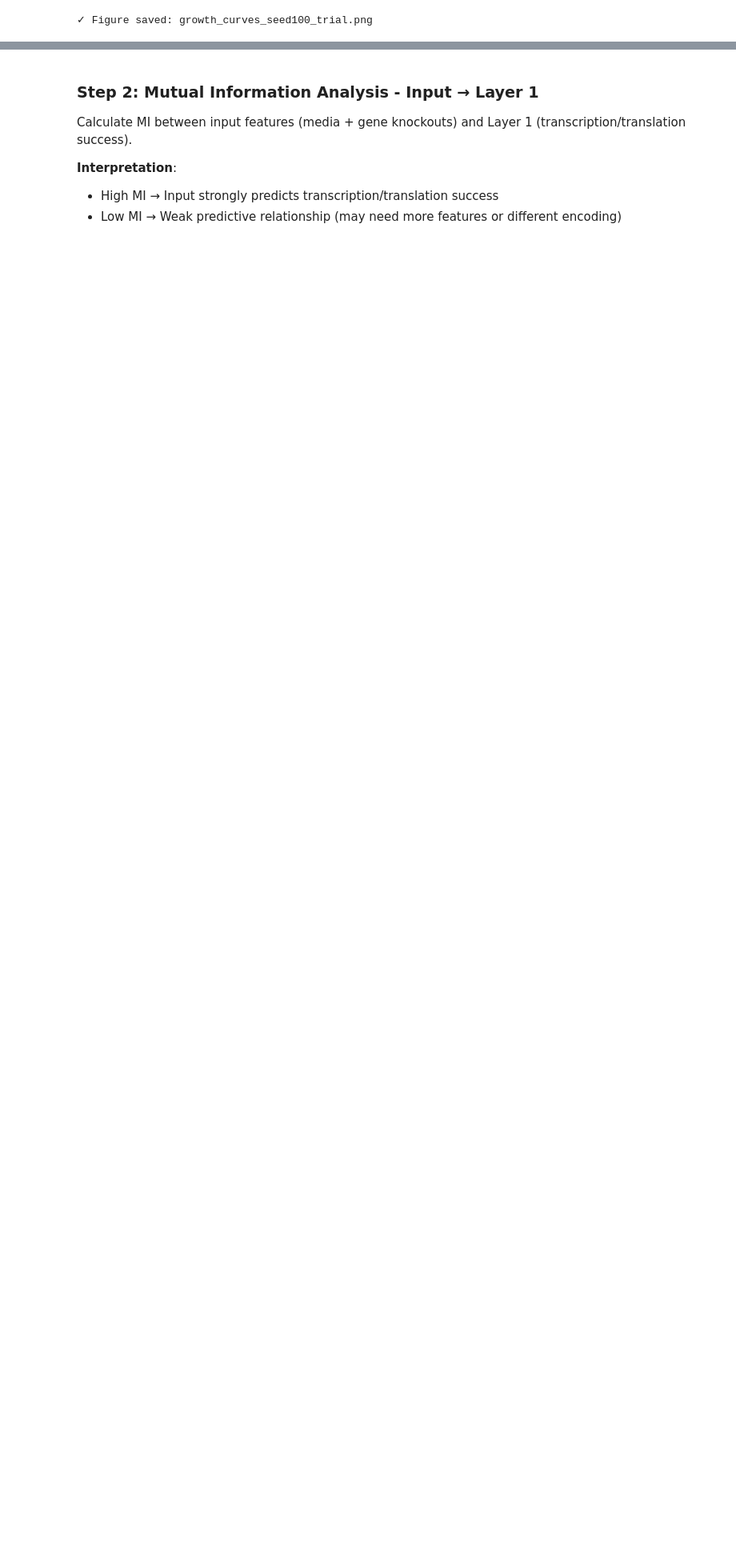
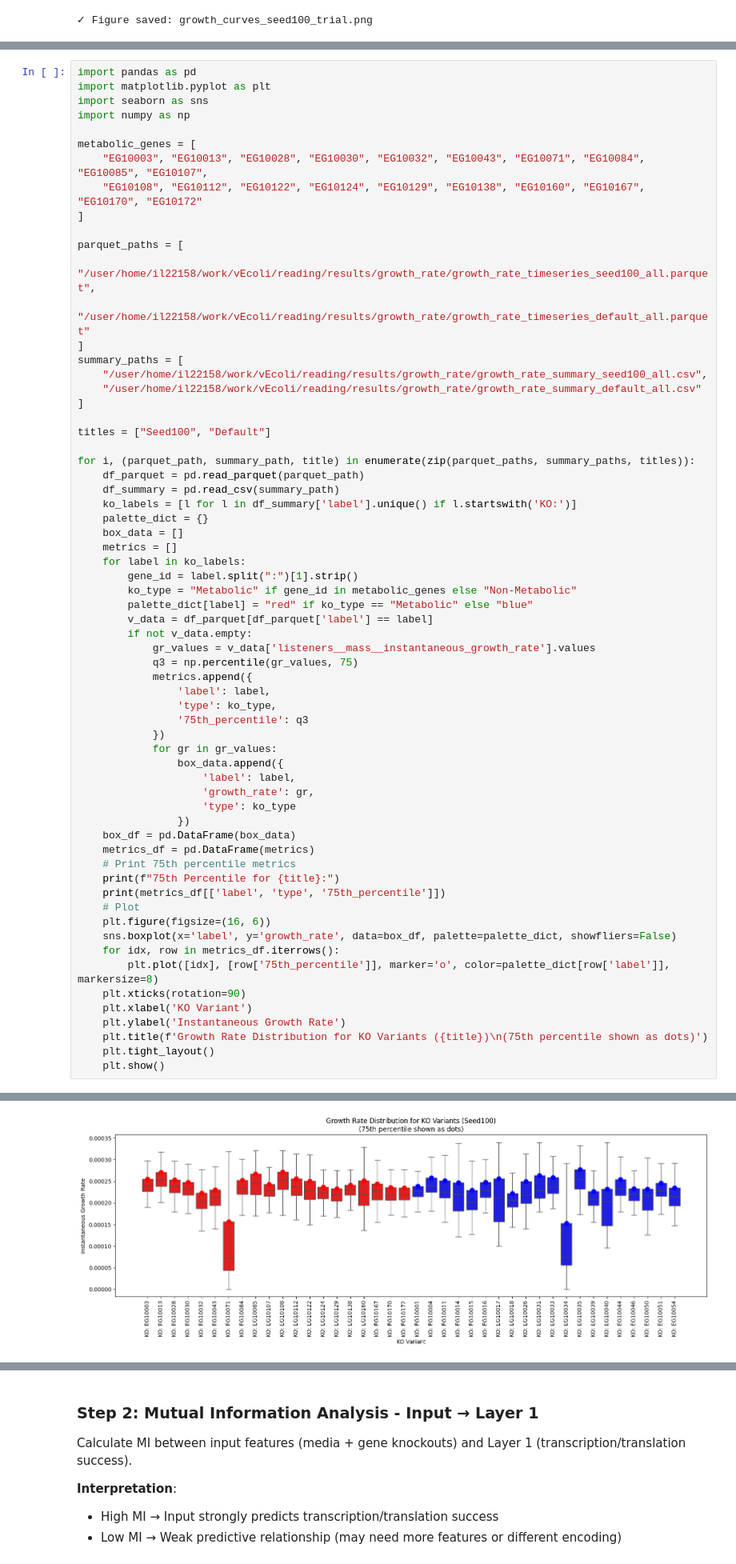
Before and after one commit to katha815/vEcoli-Local, a Jupyter notebook: reading/analysis_prior_to_ML_train.ipynb, the cells around one changed output, grey strips where cells are left out. Shown at 80% size. Cells and saved outputs as stored; diff of their text form; blank space fills up the shorter version.

```diff
--- a/reading/analysis_prior_to_ML_train.ipynb
+++ b/reading/analysis_prior_to_ML_train.ipynb
@@ -526,0 +620,65 @@ except FileNotFoundError:
+# %%
+import pandas as pd
+import matplotlib.pyplot as plt
+import seaborn as sns
+import numpy as np
+
+metabolic_genes = [
+    "EG10003", "EG10013", "EG10028", "EG10030", "EG10032", "EG10043", "EG10071", "EG10084", "EG10085", "EG10107",
+    "EG10108", "EG10112", "EG10122", "EG10124", "EG10129", "EG10138", "EG10160", "EG10167", "EG10170", "EG10172"
+]
+
+parquet_paths = [
+    "/user/home/il22158/work/vEcoli/reading/results/growth_rate/growth_rate_timeseries_seed100_all.parquet",
+    "/user/home/il22158/work/vEcoli/reading/results/growth_rate/growth_rate_timeseries_default_all.parquet"
+]
+summary_paths = [
+    "/user/home/il22158/work/vEcoli/reading/results/growth_rate/growth_rate_summary_seed100_all.csv",
+    "/user/home/il22158/work/vEcoli/reading/results/growth_rate/growth_rate_summary_default_all.csv"
+]
+
+titles = ["Seed100", "Default"]
+
+for i, (parquet_path, summary_path, title) in enumerate(zip(parquet_paths, summary_paths, titles)):
+    df_parquet = pd.read_parquet(parquet_path)
+    df_summary = pd.read_csv(summary_path)
+    ko_labels = [l for l in df_summary['label'].unique() if l.startswith('KO:')]
+    palette_dict = {}
+    box_data = []
+    metrics = []
+    for label in ko_labels:
+        gene_id = label.split(":")[1].strip()
+        ko_type = "Metabolic" if gene_id in metabolic_genes else "Non-Metabolic"
+        palette_dict[label] = "red" if ko_type == "Metabolic" else "blue"
+        v_data = df_parquet[df_parquet['label'] == label]
+        if not v_data.empty:
+            gr_values = v_data['listeners__mass__instantaneous_growth_rate'].values
+            q3 = np.percentile(gr_values, 75)
+            metrics.append({
+                'label': label,
+                'type': ko_type,
+                '75th_percentile': q3
+            })
+            for gr in gr_values:
+                box_data.append({
+                    'label': label,
+                    'growth_rate': gr,
+                    'type': ko_type
+                })
+    box_df = pd.DataFrame(box_data)
+    metrics_df = pd.DataFrame(metrics)
+    # Print 75th percentile metrics
+    print(f"75th Percentile for {title}:")
+    print(metrics_df[['label', 'type', '75th_percentile']])
+    # Plot
+    plt.figure(figsize=(16, 6))
+    sns.boxplot(x='label', y='growth_rate', data=box_df, palette=palette_dict, showfliers=False)
+    for idx, row in metrics_df.iterrows():
+        plt.plot([idx], [row['75th_percentile']], marker='o', color=palette_dict[row['label']], markersize=8)
+    plt.xticks(rotation=90)
+    plt.xlabel('KO Variant')
+    plt.ylabel('Instantaneous Growth Rate')
+    plt.title(f'Growth Rate Distribution for KO Variants ({title})\n(75th percentile shown as dots)')
+    plt.tight_layout()
+    plt.show()
+# %% [output]
@@ -526,0 +705 @@ except FileNotFoundError:
+[figure, added]
```
Also changed, not shown: parts of 64 cells of this notebook, 35 other files.
